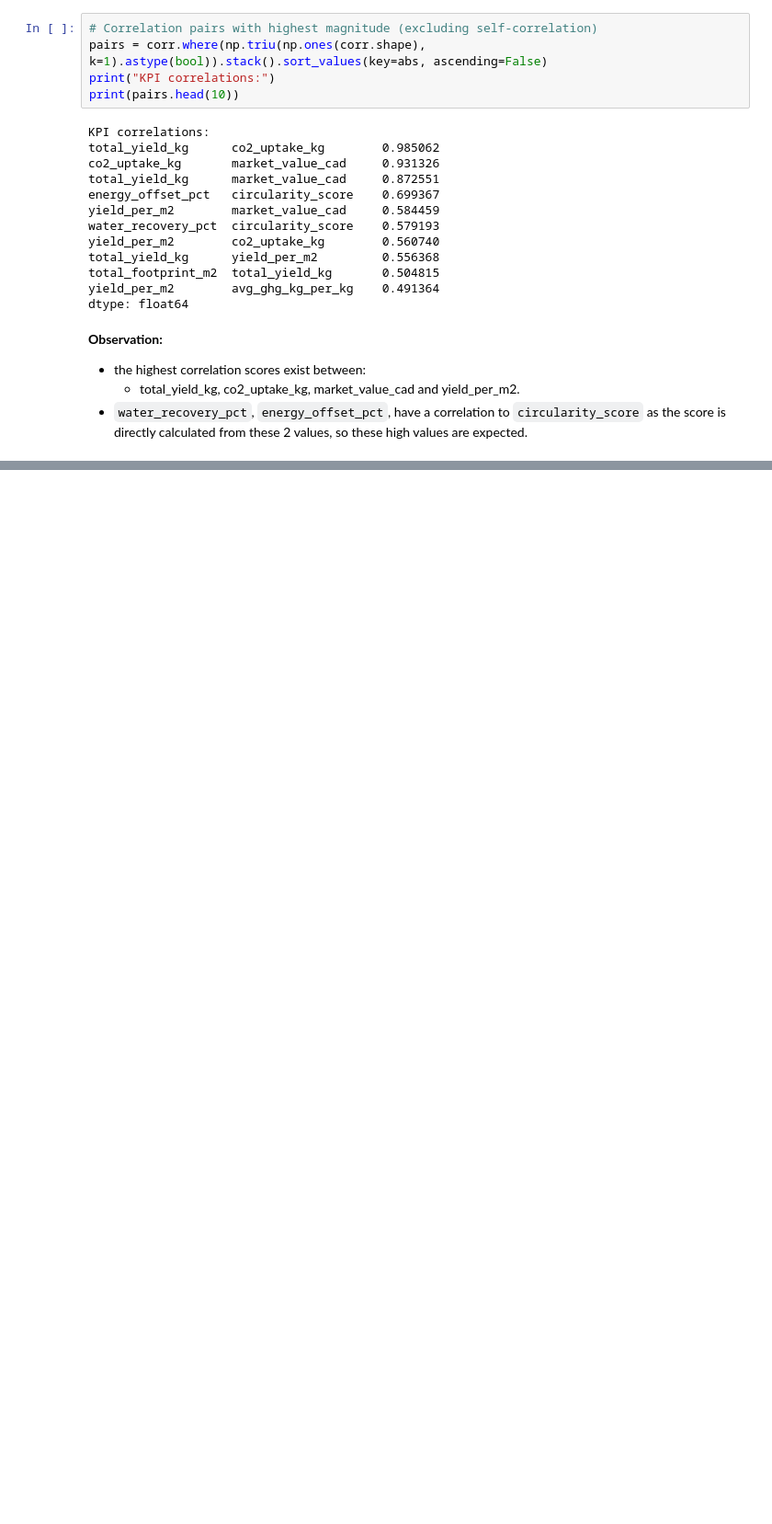
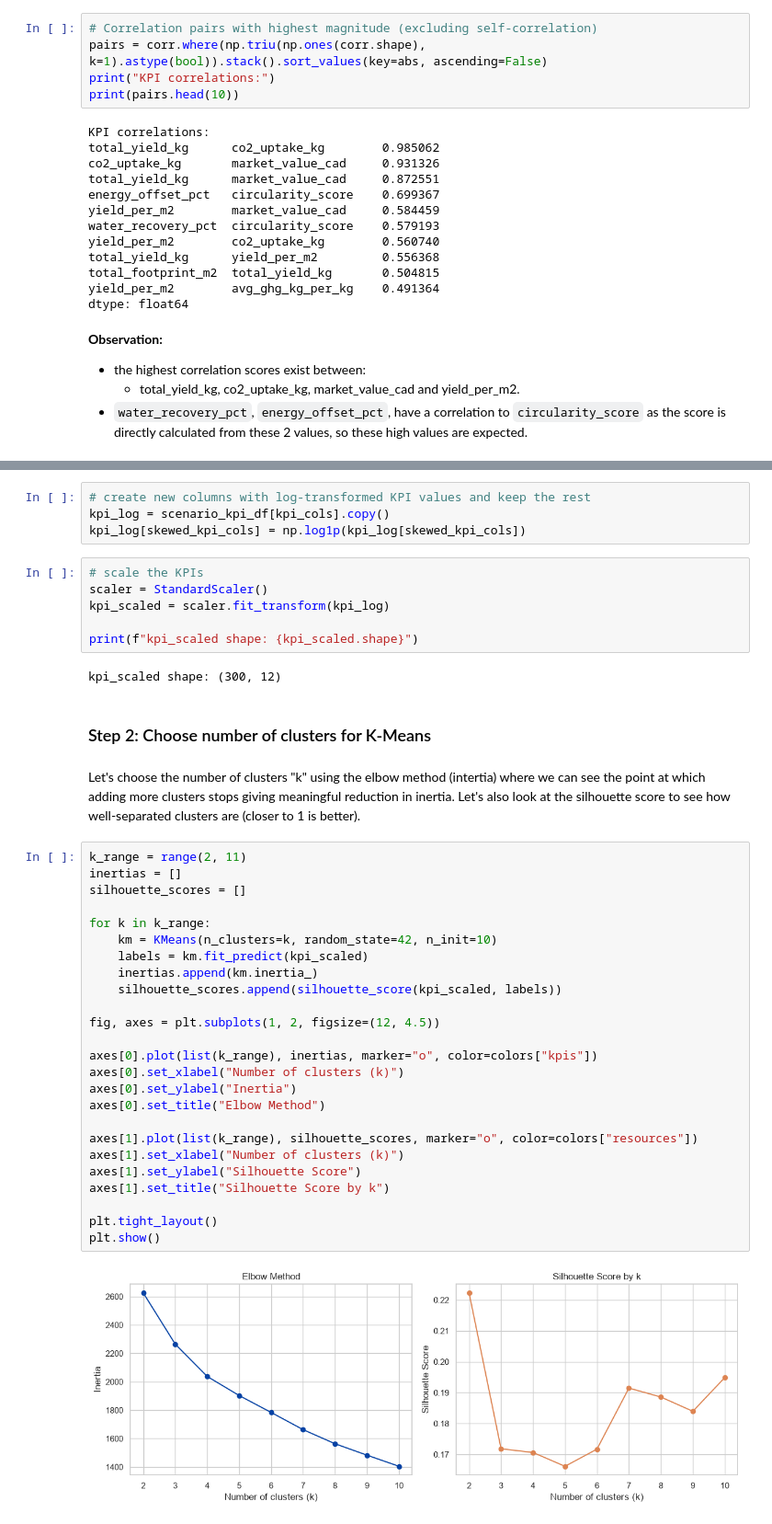
Before and after one commit to minahilfaisal-sfu/Faisal_Minahil_Final_Project, a Jupyter notebook: project-notebook.ipynb, the cells around one changed output, grey strips where cells are left out. Shown at 92% size. Cells and saved outputs as stored; diff of their text form; blank space fills up the shorter version.

```diff
--- a/project-notebook.ipynb
+++ b/project-notebook.ipynb
@@ -802,0 +836,43 @@ dtype: float64
+# %%
+# create new columns with log-transformed KPI values and keep the rest
+kpi_log = scenario_kpi_df[kpi_cols].copy()
+kpi_log[skewed_kpi_cols] = np.log1p(kpi_log[skewed_kpi_cols])
+# %%
+# scale the KPIs
+scaler = StandardScaler()
+kpi_scaled = scaler.fit_transform(kpi_log)
+
+print(f"kpi_scaled shape: {kpi_scaled.shape}")
+# %% [output]
+kpi_scaled shape: (300, 12)
+# %% [markdown]
+### Step 2: Choose number of clusters for K-Means
+# %% [markdown]
+Let's choose the number of clusters "k" using the elbow method (intertia) where we can see the point at which adding more clusters stops giving meaningful reduction in inertia. Let's also look at the silhouette score to see how well-separated clusters are (closer to 1 is better).
+# %%
+k_range = range(2, 11)
+inertias = []
+silhouette_scores = []
+
+for k in k_range:
+    km = KMeans(n_clusters=k, random_state=42, n_init=10)
+    labels = km.fit_predict(kpi_scaled)
+    inertias.append(km.inertia_)
+    silhouette_scores.append(silhouette_score(kpi_scaled, labels))
+
+fig, axes = plt.subplots(1, 2, figsize=(12, 4.5))
+
+axes[0].plot(list(k_range), inertias, marker="o", color=colors["kpis"])
+axes[0].set_xlabel("Number of clusters (k)")
+axes[0].set_ylabel("Inertia")
+axes[0].set_title("Elbow Method")
+
+axes[1].plot(list(k_range), silhouette_scores, marker="o", color=colors["resources"])
+axes[1].set_xlabel("Number of clusters (k)")
+axes[1].set_ylabel("Silhouette Score")
+axes[1].set_title("Silhouette Score by k")
+
+plt.tight_layout()
+plt.show()
+# %% [output]
+[figure, added]
```
Also changed, not shown: parts of 29 cells of this notebook.
